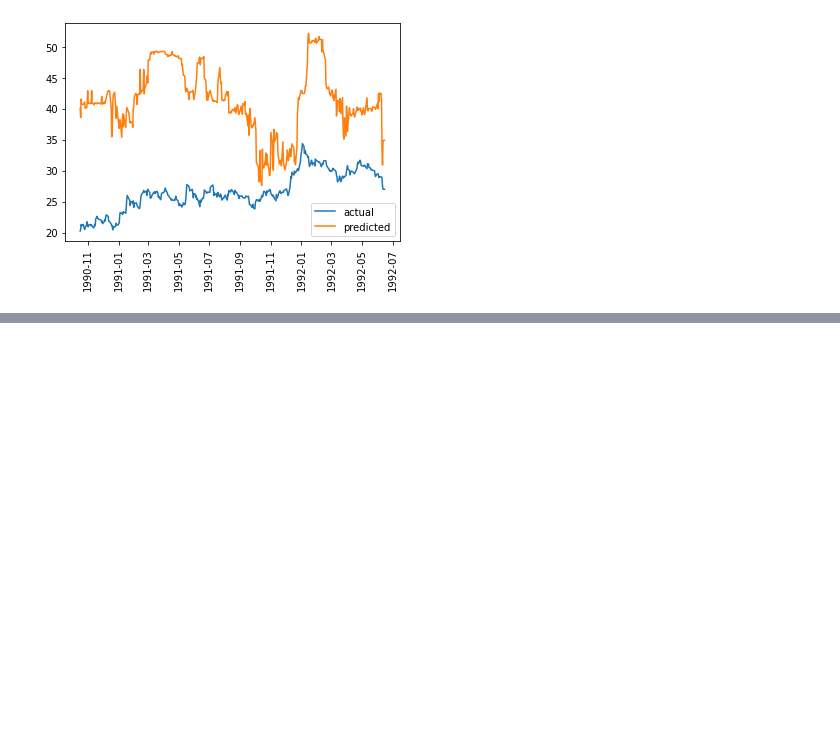
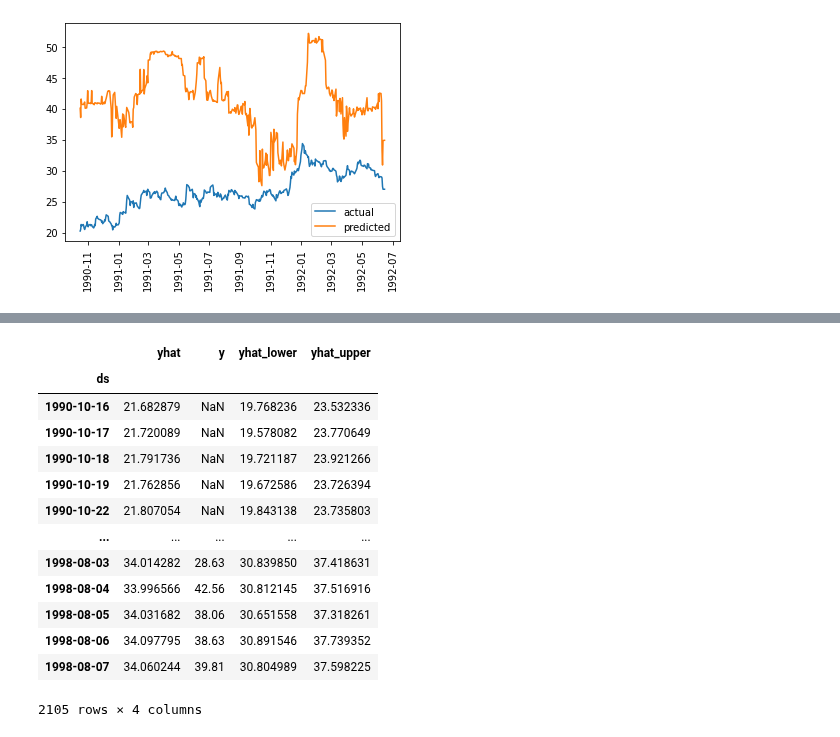
Before and after one commit to jeremylee73/differential-capital, a Jupyter notebook: Anjali.ipynb, the cells around one changed output, grey strips where cells are left out. Cells and saved outputs as stored; diff of their text form; code cells hidden in the pictures; blank space fills up the shorter version.

```diff
--- a/Anjali.ipynb
+++ b/Anjali.ipynb
@@ -399,0 +467,17 @@ plt.legend()
+# %%
+pr_test_eval.set_index('ds')
+# %% [output]
+|  | yhat | y | yhat_lower | yhat_upper |
+| ds |  |  |  |  |
+| 1990-10-16 | 21.682879 | NaN | 19.768236 | 23.532336 |
+| 1990-10-17 | 21.720089 | NaN | 19.578082 | 23.770649 |
+| 1990-10-18 | 21.791736 | NaN | 19.721187 | 23.921266 |
+| 1990-10-19 | 21.762856 | NaN | 19.672586 | 23.726394 |
+| 1990-10-22 | 21.807054 | NaN | 19.843138 | 23.735803 |
+| ... | ... | ... | ... | ... |
+| 1998-08-03 | 34.014282 | 28.63 | 30.839850 | 37.418631 |
+| 1998-08-04 | 33.996566 | 42.56 | 30.812145 | 37.516916 |
+| 1998-08-05 | 34.031682 | 38.06 | 30.651558 | 37.318261 |
+| 1998-08-06 | 34.097795 | 38.63 | 30.891546 | 37.739352 |
+| 1998-08-07 | 34.060244 | 39.81 | 30.804989 | 37.598225 |
+2105 rows × 4 columns
```
Also changed, not shown: parts of 17 cells of this notebook.
